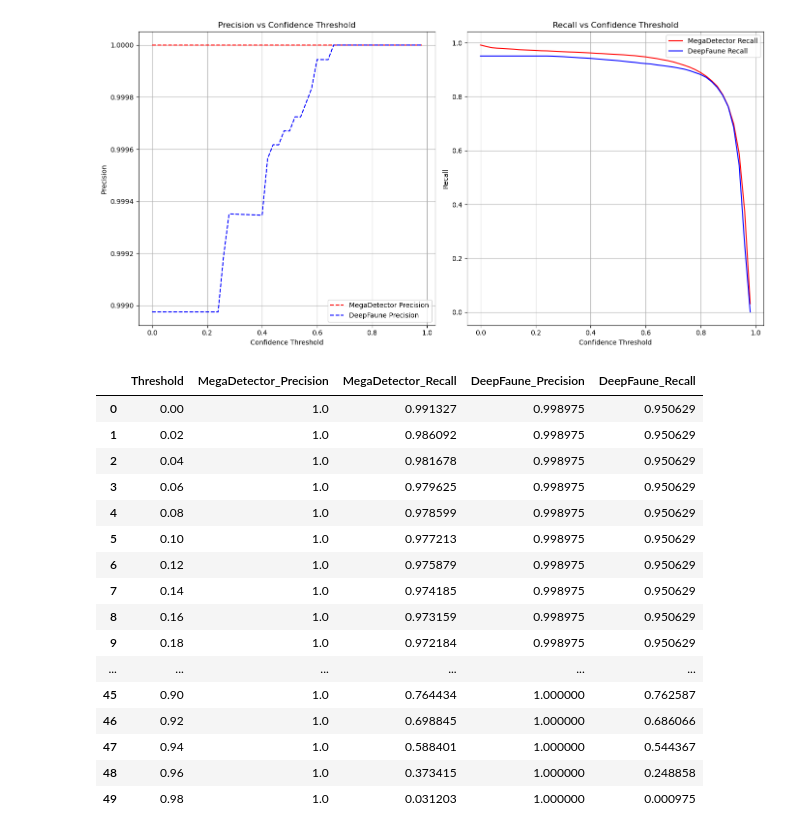
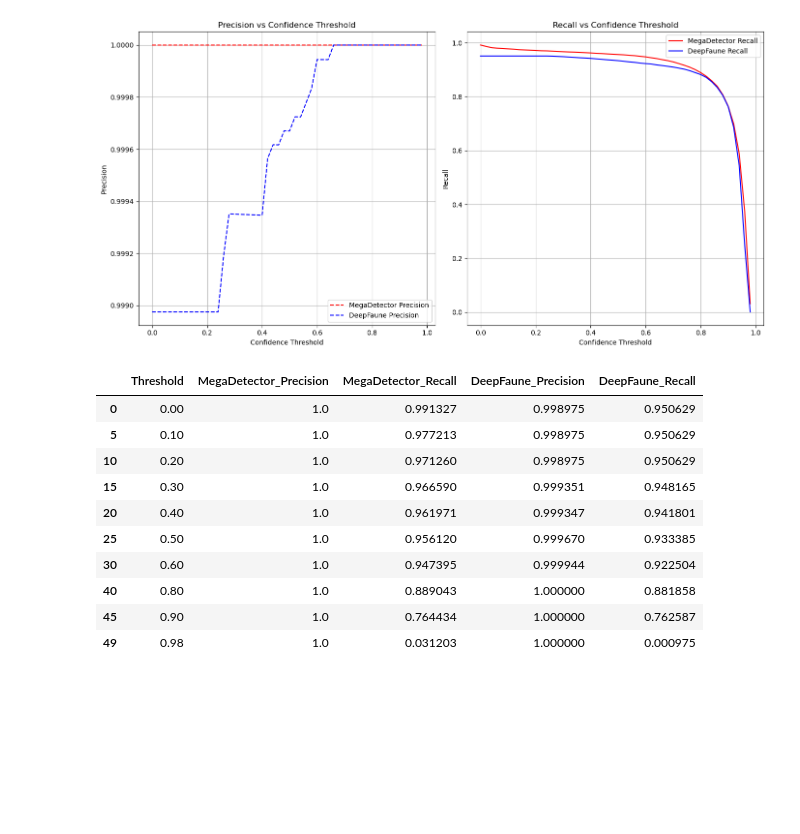
Before and after one commit to ratsakatika/camera-traps, a Jupyter notebook: notebooks/013_test_rig.ipynb, the cells around one changed output. Drawn from its saved outputs; the diff is of its cells as text; code cells hidden in the pictures; blank space fills up the shorter version.

Commit message:
Precision/Recall Table Updated

```diff
--- a/notebooks/013_test_rig.ipynb
+++ b/notebooks/013_test_rig.ipynb
@@ -196,30 +196,27 @@ plt.show()
 # %%
 # Create a DataFrame to display the results
 results_df = pd.DataFrame({
     'Threshold': thresholds,
     'MegaDetector_Precision': mega_precision,
     'MegaDetector_Recall': mega_recall,
     'DeepFaune_Precision': df_precision,
     'DeepFaune_Recall': df_recall
 })
 
+# Filter the DataFrame to include only the specified thresholds
+results_df = results_df[results_df['Threshold'].isin([0.0, 0.1, 0.2, 0.3, 0.4, 0.5, 0.6, 0.7, 0.8, 0.9, 0.98])]
+
 # Print the results table
 results_df
 # %% [output]
 |  | Threshold | MegaDetector_Precision | MegaDetector_Recall | DeepFaune_Precision | DeepFaune_Recall |
 | 0 | 0.00 | 1.0 | 0.991327 | 0.998975 | 0.950629 |
-| 1 | 0.02 | 1.0 | 0.986092 | 0.998975 | 0.950629 |
-| 2 | 0.04 | 1.0 | 0.981678 | 0.998975 | 0.950629 |
-| 3 | 0.06 | 1.0 | 0.979625 | 0.998975 | 0.950629 |
-| 4 | 0.08 | 1.0 | 0.978599 | 0.998975 | 0.950629 |
 | 5 | 0.10 | 1.0 | 0.977213 | 0.998975 | 0.950629 |
-| 6 | 0.12 | 1.0 | 0.975879 | 0.998975 | 0.950629 |
-| 7 | 0.14 | 1.0 | 0.974185 | 0.998975 | 0.950629 |
-| 8 | 0.16 | 1.0 | 0.973159 | 0.998975 | 0.950629 |
-| 9 | 0.18 | 1.0 | 0.972184 | 0.998975 | 0.950629 |
-| ... | ... | ... | ... | ... | ... |
+| 10 | 0.20 | 1.0 | 0.971260 | 0.998975 | 0.950629 |
+| 15 | 0.30 | 1.0 | 0.966590 | 0.999351 | 0.948165 |
+| 20 | 0.40 | 1.0 | 0.961971 | 0.999347 | 0.941801 |
+| 25 | 0.50 | 1.0 | 0.956120 | 0.999670 | 0.933385 |
+| 30 | 0.60 | 1.0 | 0.947395 | 0.999944 | 0.922504 |
+| 40 | 0.80 | 1.0 | 0.889043 | 1.000000 | 0.881858 |
 | 45 | 0.90 | 1.0 | 0.764434 | 1.000000 | 0.762587 |
-| 46 | 0.92 | 1.0 | 0.698845 | 1.000000 | 0.686066 |
-| 47 | 0.94 | 1.0 | 0.588401 | 1.000000 | 0.544367 |
-| 48 | 0.96 | 1.0 | 0.373415 | 1.000000 | 0.248858 |
 | 49 | 0.98 | 1.0 | 0.031203 | 1.000000 | 0.000975 |
```
